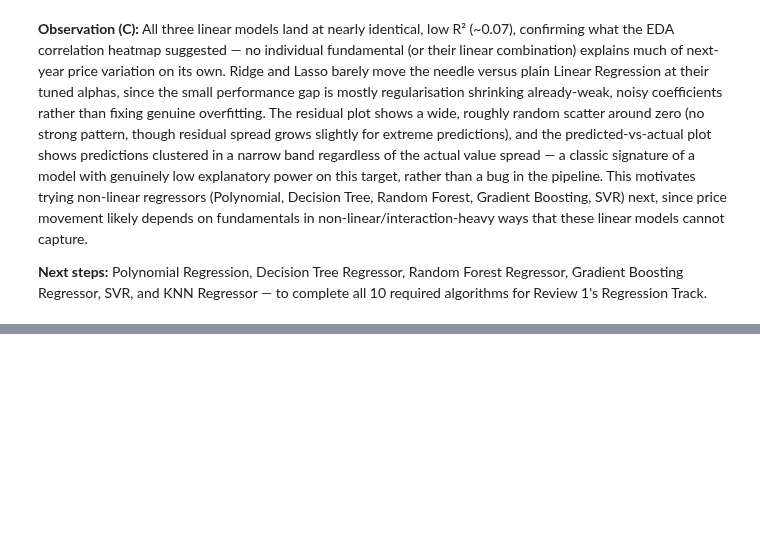
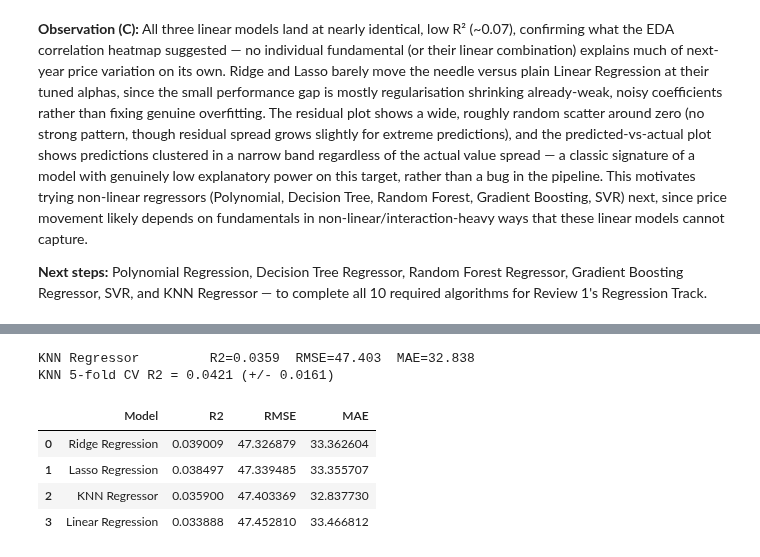
Before and after one commit to DominicKarolPeter/ML-Capstone_project, a Jupyter notebook: notebooks/regression.ipynb, the cells around one changed output, grey strips where cells are left out. Drawn from its saved outputs; the diff is of its cells as text; code cells hidden in the pictures; blank space fills up the shorter version.

```diff
--- a/notebooks/regression.ipynb
+++ b/notebooks/regression.ipynb
@@ -404,0 +434,23 @@ plt.show()
+# %%
+#knn imports
+from sklearn.neighbors import KNeighborsRegressor
+from sklearn.pipeline import Pipeline
+
+#scaler inside the pipeline so cv folds don't leak
+knn_pipe = Pipeline([
+    ('scaler', StandardScaler()),
+    ('knn', KNeighborsRegressor()),
+])
+
+#try a few k values, both weightings, both metrics
+knn_param_grid = {
+    'knn__n_neighbors': [5, 7, 11, 15, 21, 31],
+    'knn__weights': ['uniform', 'distance'],
+    'knn__metric': ['euclidean', 'manhattan'],
+}
+
+knn_grid = GridSearchCV(knn_pipe, knn_param_grid, cv=5, scoring='r2', n_jobs=-1)
+knn_grid.fit(X_train, y_train)  #pipeline scales inside
+
+print("Best KNN parameters:", knn_grid.best_params_)
+print("Best 5-fold CV R2:  ", round(knn_grid.best_score_, 4))
@@ -404,0 +466,23 @@ plt.show()
+# %%
+#fit tuned knn and add its metrics to the shared results table
+knn_best = knn_grid.best_estimator_
+
+#drop any old knn row so re-running won't duplicate it
+results[:] = [r for r in results if r['Model'] != 'KNN Regressor']
+knn_model, knn_preds = evaluate('KNN Regressor', knn_best, X_train, y_train, X_test, y_test)
+
+#5-fold cv r2, same check as section c
+knn_cv = cross_val_score(knn_best, X_train, y_train, cv=5, scoring='r2')
+print(f"KNN 5-fold CV R2 = {knn_cv.mean():.4f} (+/- {knn_cv.std():.4f})")
+
+#show the table with knn included
+results_df = pd.DataFrame(results).sort_values('R2', ascending=False).reset_index(drop=True)
+results_df
+# %% [output]
+KNN Regressor         R2=0.0359  RMSE=47.403  MAE=32.838
+KNN 5-fold CV R2 = 0.0421 (+/- 0.0161)
+|  | Model | R2 | RMSE | MAE |
+| 0 | Ridge Regression | 0.039009 | 47.326879 | 33.362604 |
+| 1 | Lasso Regression | 0.038497 | 47.339485 | 33.355707 |
+| 2 | KNN Regressor | 0.035900 | 47.403369 | 32.837730 |
+| 3 | Linear Regression | 0.033888 | 47.452810 | 33.466812 |
```
Also changed, not shown: parts of 18 cells of this notebook, 5 other files.
